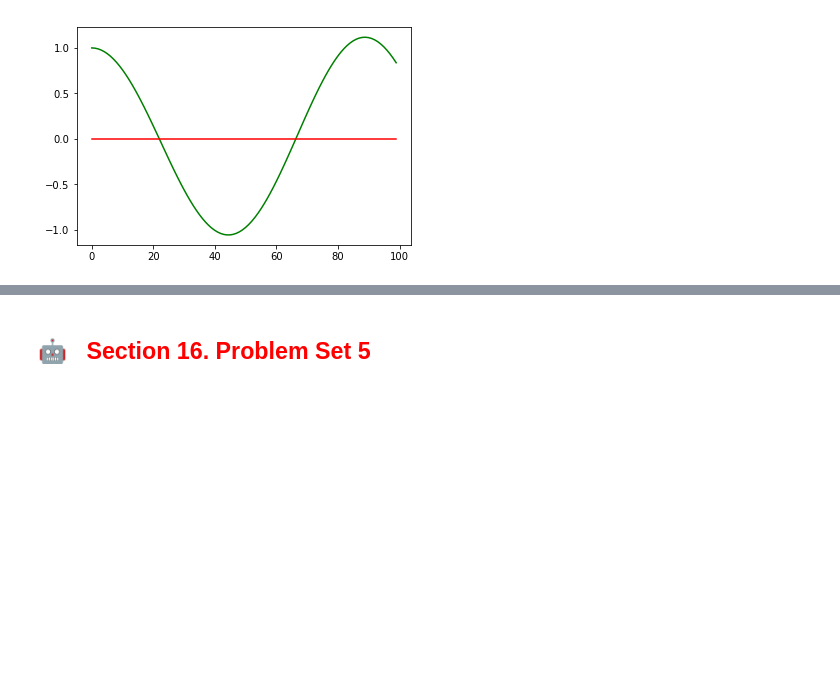
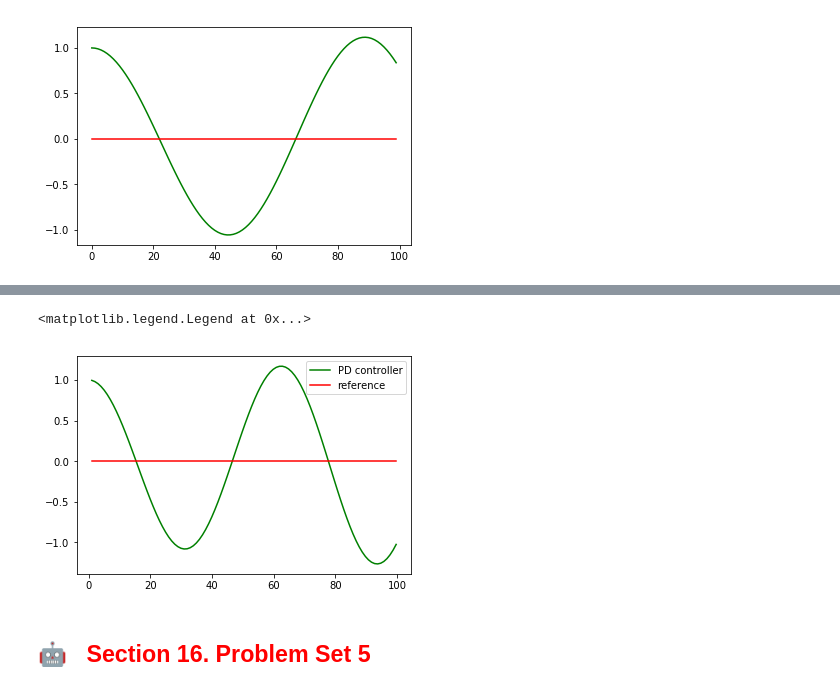
Before and after one commit to OlgaBelitskaya/reflections, a Jupyter notebook: cs373/reflections-cs373-15-18.ipynb, the cells around one changed output, grey strips where cells are left out. Saved outputs shown, nothing was run; the diff lists cells and outputs as text; code cells hidden in the pictures; blank space fills up the shorter version.

```diff
--- a/cs373/reflections-cs373-15-18.ipynb
+++ b/cs373/reflections-cs373-15-18.ipynb
@@ -314,0 +398,6 @@ plt.plot(x_trajectory, np.zeros(n), 'r', label='reference')
+# %%
+# Quiz: Systematic Bias
+# causes a new error
+robot = Robot()
+robot.set(0, 1, 0)
+x_trajectory, y_trajectory = run2(robot, 0.2, 0.)
@@ -314,0 +422,9 @@ plt.plot(x_trajectory, np.zeros(n), 'r', label='reference')
+# %%
+n = len(x_trajectory)
+
+plt.plot(x_trajectory, y_trajectory, 'g', label='PD controller')
+plt.plot(x_trajectory, np.zeros(n), 'r', label='reference')
+plt.legend()
+# %% [output]
+<matplotlib.legend.Legend at 0x...>
+[figure, added]
```
Also changed, not shown: parts of 8 cells of this notebook.
